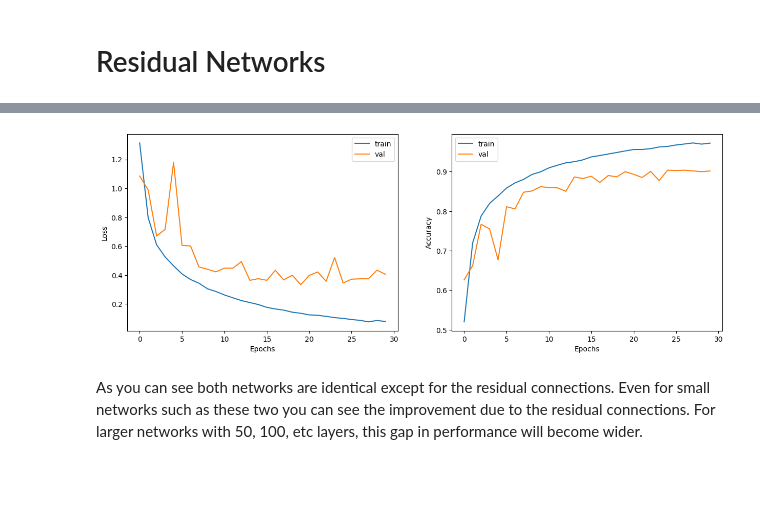
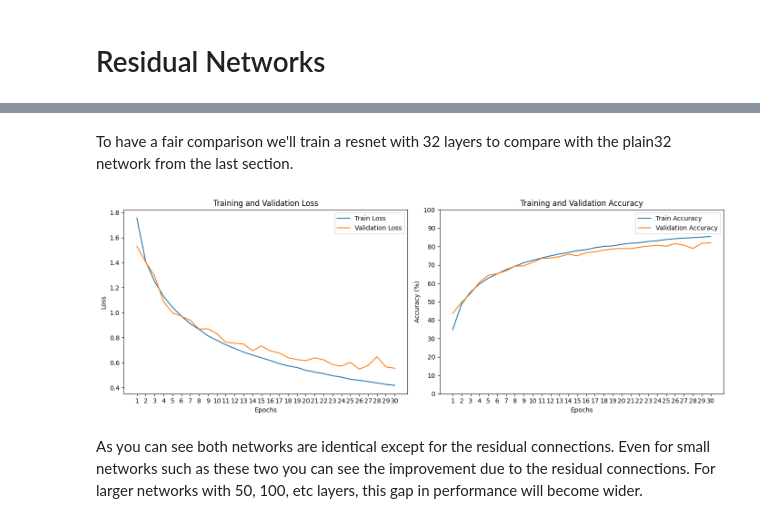
Before and after one commit to SharifiZarchi/Introduction_to_Machine_Learning, a Jupyter notebook: Jupyter_Notebooks/Chapter_04_Computer_Vision/ResNets_Transfer_Learning.ipynb, the cells around one changed output, grey strips where cells are left out. Cells and saved outputs as stored; diff of their text form; code cells hidden in the pictures; blank space fills up the shorter version.

```diff
--- a/Jupyter_Notebooks/Chapter_04_Computer_Vision/ResNets_Transfer_Learning.ipynb
+++ b/Jupyter_Notebooks/Chapter_04_Computer_Vision/ResNets_Transfer_Learning.ipynb
@@ -183,3 +271,14 @@ class Network(nn.Module):
+# %%
+def resnet_cifar10(block, n):
+    """
+    Constructs a ResNet for CIFAR-10 with 6n+2 layers.
+    Example:
+    n=3 -> ResNet-20
+    n=5 -> ResNet-32
+    n=7 -> ResNet-44
+    n=9 -> ResNet-56
+    """
+    return ResNet(block, [n, n, n])
 # %% [markdown]
 Now lets create an instance of this architecture and see its parameter count.
 # %%
@@ -309,11 +390,14 @@ Estimated Total Size (MB): 49.35
+# %% [markdown]
+To have a fair comparison we'll train a resnet with 32 layers to compare with the plain32 network from the last section.
 # %%
+resnet32 = resnet_cifar10(ResidualBlock, 5).to(device)
 if device == 'cuda':
-    resnet = torch.compile(resnet)
-optim = Adam(resnet.parameters(), lr=1e-3)
+    resnet32 = torch.compile(resnet32)
+optim = Adam(resnet32.parameters(), lr=1e-4)
 
-results = train_model(resnet, trainloader, testloader, optim, n_epochs=30)
-plot_history(results)
+r32results = train_model(resnet32, optim, n_epochs=30)
+plot_training_curves(r32results)
 # %% [output]
-[figure, old version]
+[figure, new version]
 # %% [markdown]
 As you can see both networks are identical except for the residual connections. Even for small networks such as these two you can see the improvement due to the residual connections. For larger networks with 50, 100, etc layers, this gap in performance will become wider.
```
Also changed, not shown: parts of 29 cells of this notebook.
